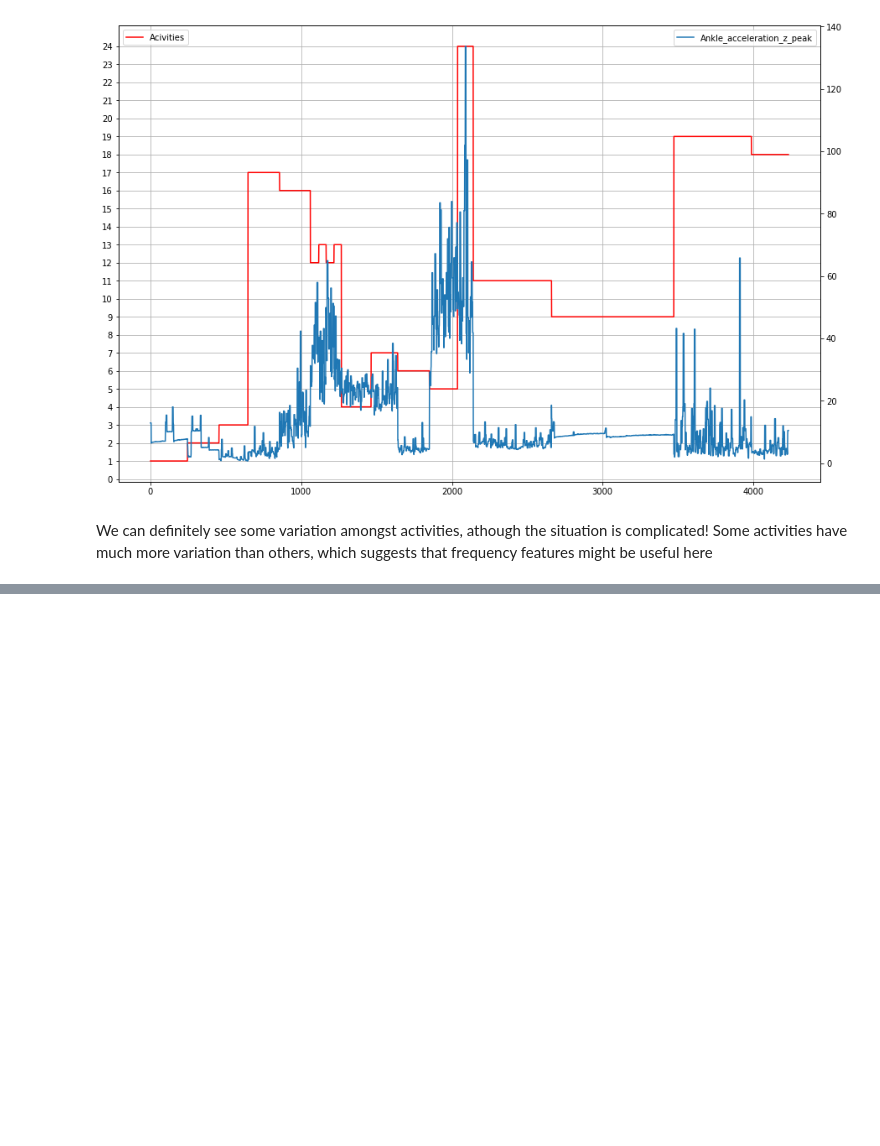
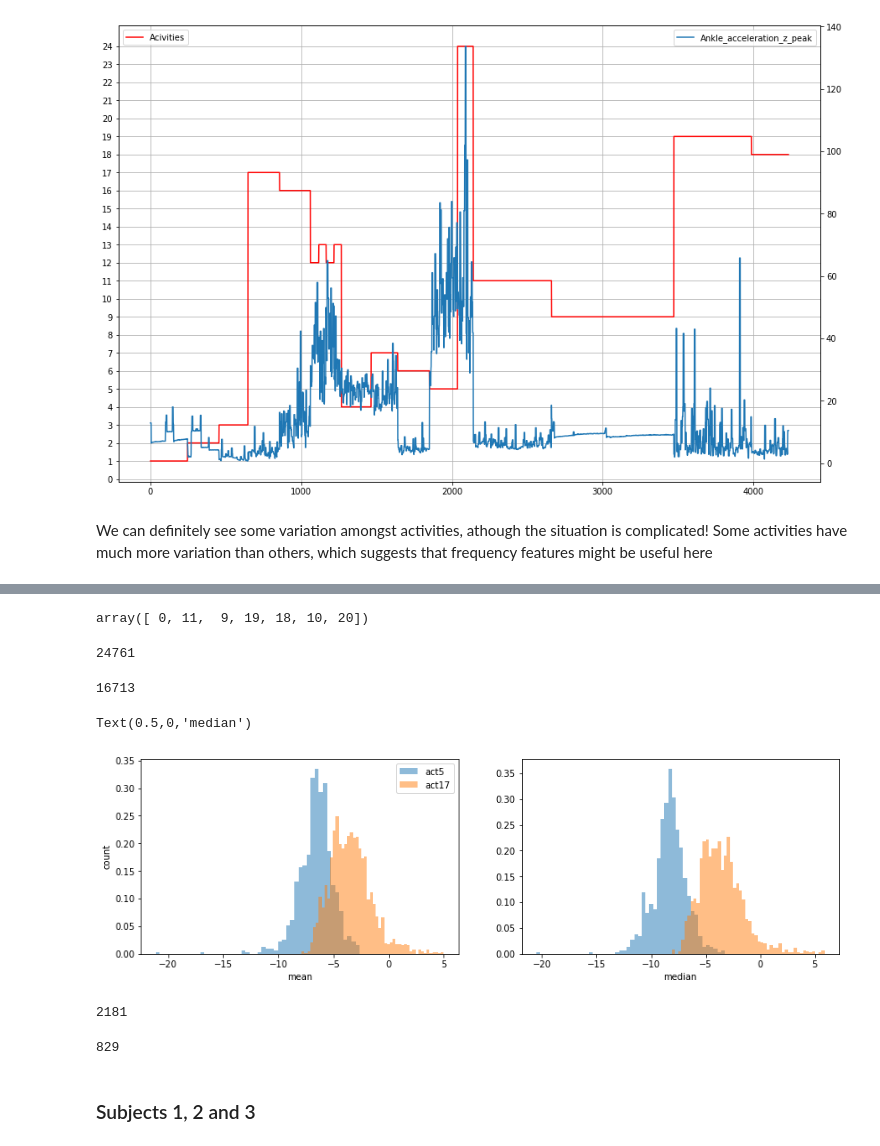
Before and after one commit to kcmeehan/BiometricsActivityClassification, a Jupyter notebook: Features_workflow/Feature_calculation_workflow_test.ipynb, the cells around one changed output, grey strips where cells are left out. Saved outputs shown, nothing was run; the diff lists cells and outputs as text; code cells hidden in the pictures; blank space fills up the shorter version.

```diff
--- a/Features_workflow/Feature_calculation_workflow_test.ipynb
+++ b/Features_workflow/Feature_calculation_workflow_test.ipynb
@@ -154,0 +161,42 @@ We can definitely see some variation amongst activities, athough the situation i
+# %%
+all_data_optional['activityID'].unique()
+# %% [output]
+array([ 0, 11,  9, 19, 18, 10, 20])
+# %%
+protocol_only = feature_df[feature_df['activityID_mean'].isin(all_data_protocol['activityID'].unique())]
+# %%
+len(feature_df)
+# %% [output]
+24761
+# %%
+len(protocol_only)
+# %% [output]
+16713
+# %%
+activity5p = protocol_only[protocol_only['activityID_mean'] == 5]
+activity17p = protocol_only[protocol_only['activityID_mean'] == 17]
+# %%
+plt.figure(figsize=[14, 4])
+plt.subplot(121)
+plt.hist(activity5p['hand_acc16g_x_mean'], bins=50, label='act5', alpha=0.5, normed=True)
+plt.hist(activity17p['hand_acc16g_x_mean'], bins=50, label='act17', alpha=0.5, normed=True)
+plt.xlabel('mean')
+plt.ylabel('count')
+plt.legend()
+plt.subplot(122)
+plt.hist(activity5p['hand_acc16g_x_median'], bins=50, alpha=0.5, normed=True)
+plt.hist(activity17p['hand_acc16g_x_median'], bins=50, alpha=0.5, normed=True)
+plt.xlabel('median')
+# %% [output]
+Text(0.5,0,'median')
+[figure, added]
+# %%
+len(activity17p)
+# %% [output]
+2181
+# %%
+len(activity5p)
+# %% [output]
+829
+# %% [markdown]
+### Subjects 1, 2 and 3
```
Also changed, not shown: parts of 13 cells of this notebook, 3 other files.
